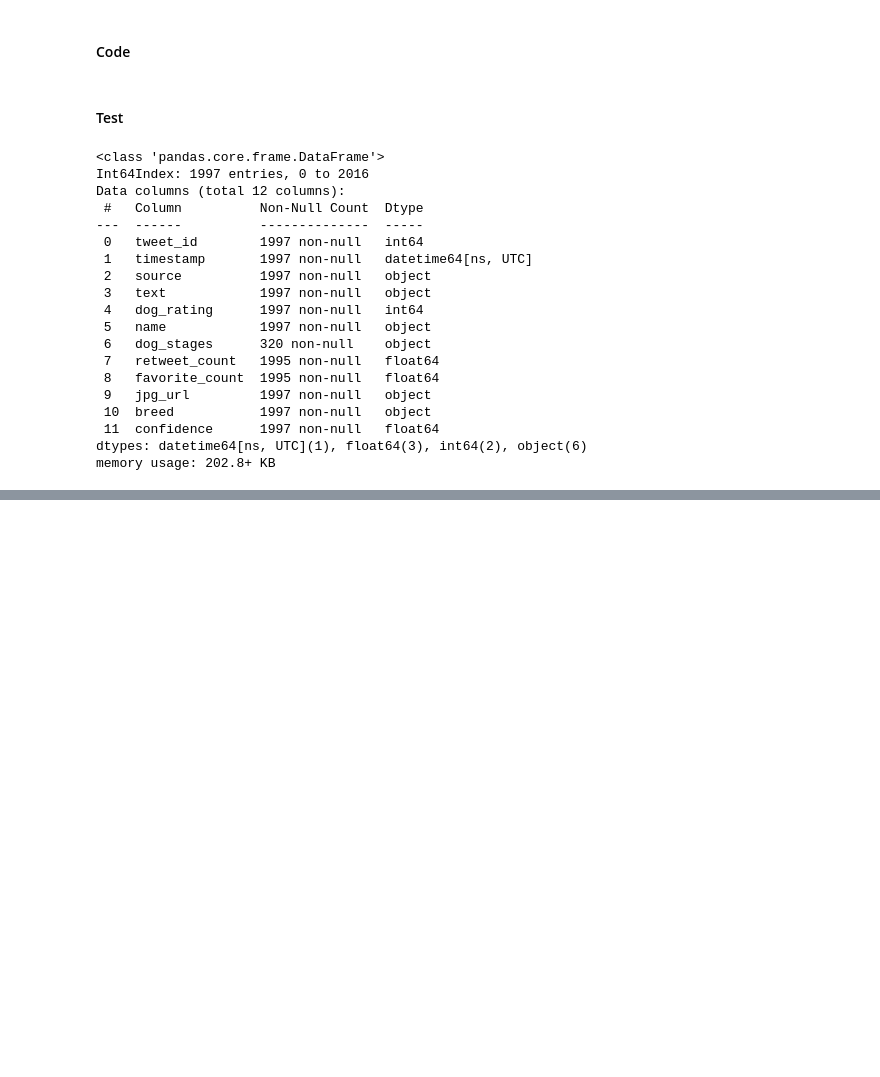
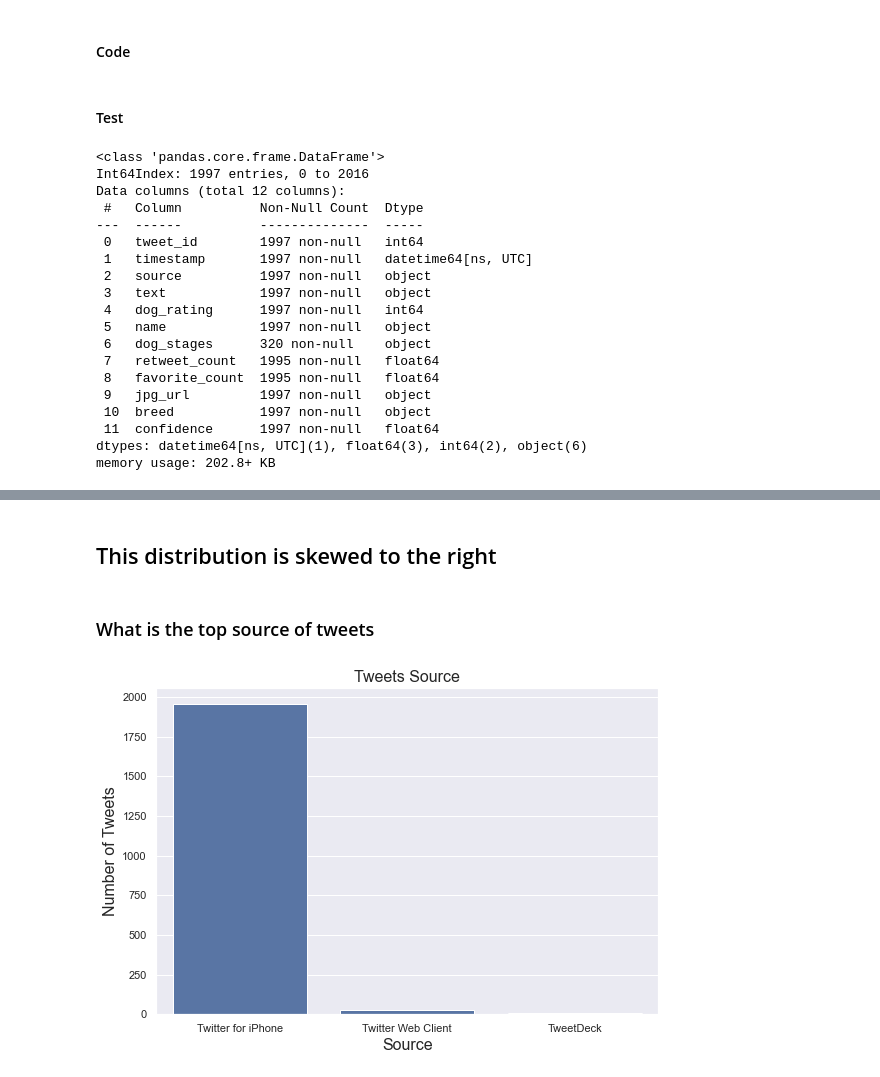
Before and after one commit to techacct/DA-WerateDogs, a Jupyter notebook: wrangle_act.ipynb, the cells around one changed output, grey strips where cells are left out. Drawn from its saved outputs; the diff is of its cells as text; code cells hidden in the pictures; blank space fills up the shorter version.

```diff
--- a/wrangle_act.ipynb
+++ b/wrangle_act.ipynb
@@ -640,0 +667,12 @@ twitter_archive_clean.to_csv('twitter_archive_master.csv', index=False)
+# %% [markdown]
+## This distribution is skewed to the right
+# %% [markdown]
+### What is the top source of tweets
+# %%
+color_base = sb.color_palette()[0]
+sb.countplot(data=twitter_archive_clean, x='source', color=color_base)
+plt.title('Tweets Source', fontsize = 16)
+plt.ylabel('Number of Tweets', fontsize = 16)
+plt.xlabel('Source', fontsize = 16);
+# %% [output]
+[figure, added]
```
Also changed, not shown: parts of 22 cells of this notebook.
